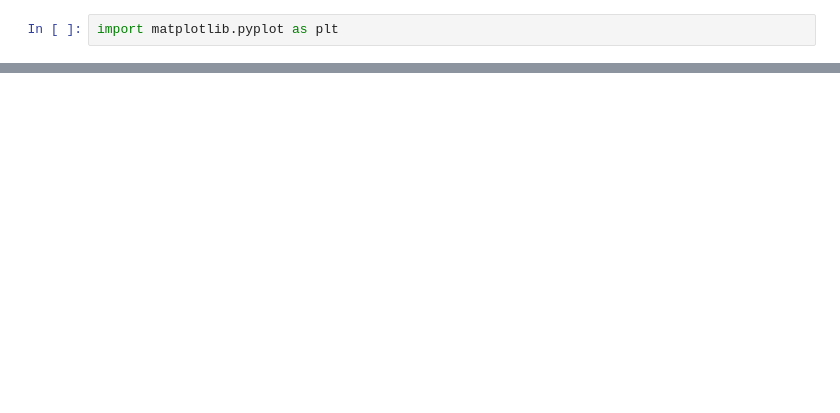
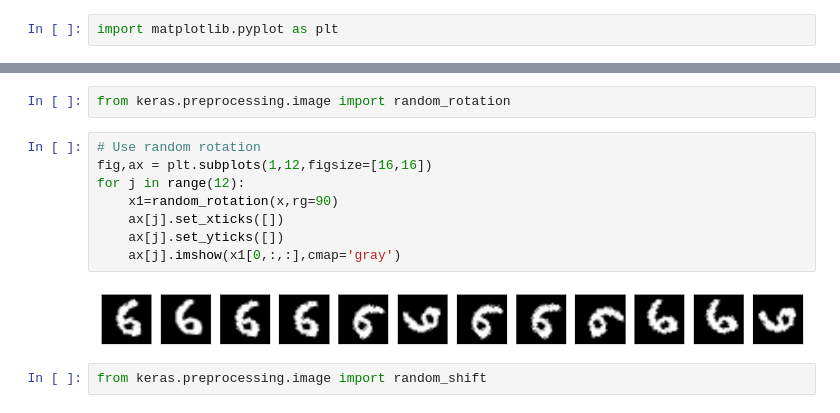
Before and after one commit to jiandai/mnist, a Jupyter notebook: image-data-augmentation-by-keras.ipynb, the cells around one changed output, grey strips where cells are left out. Drawn from its saved outputs; the diff is of its cells as text; blank space fills up the shorter version.

```diff
--- a/image-data-augmentation-by-keras.ipynb
+++ b/image-data-augmentation-by-keras.ipynb
@@ -13,0 +40,14 @@ import matplotlib.pyplot as plt
+# %%
+from keras.preprocessing.image import random_rotation
+# %%
+# Use random rotation
+fig,ax = plt.subplots(1,12,figsize=[16,16])
+for j in range(12):
+    x1=random_rotation(x,rg=90)
+    ax[j].set_xticks([])
+    ax[j].set_yticks([])
+    ax[j].imshow(x1[0,:,:],cmap='gray')
+# %% [output]
+[figure, added]
+# %%
+from keras.preprocessing.image import random_shift
```
Also changed, not shown: parts of 31 cells of this notebook.
